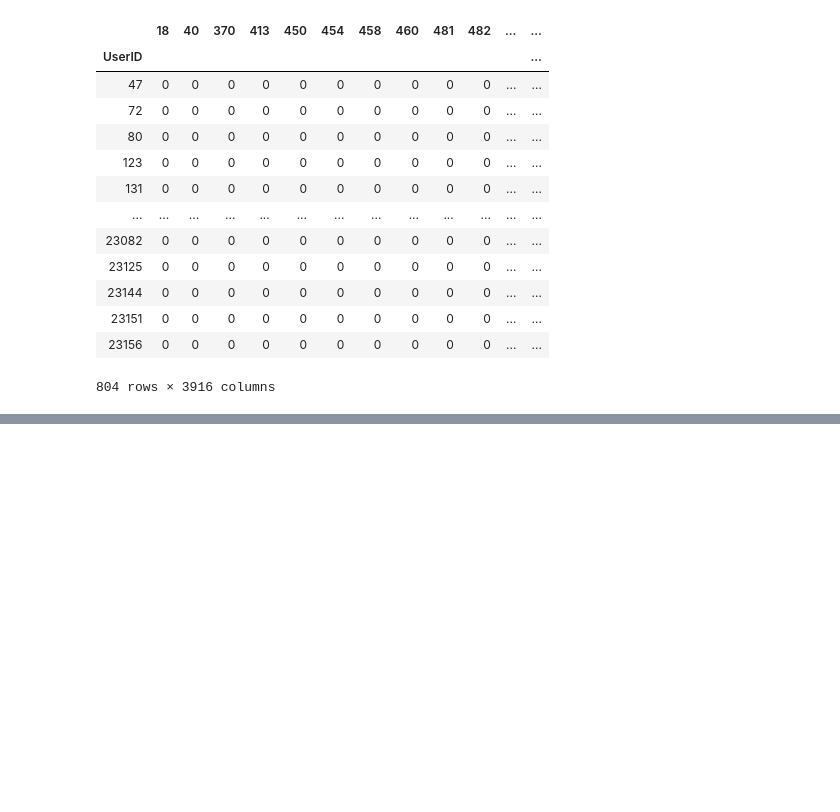
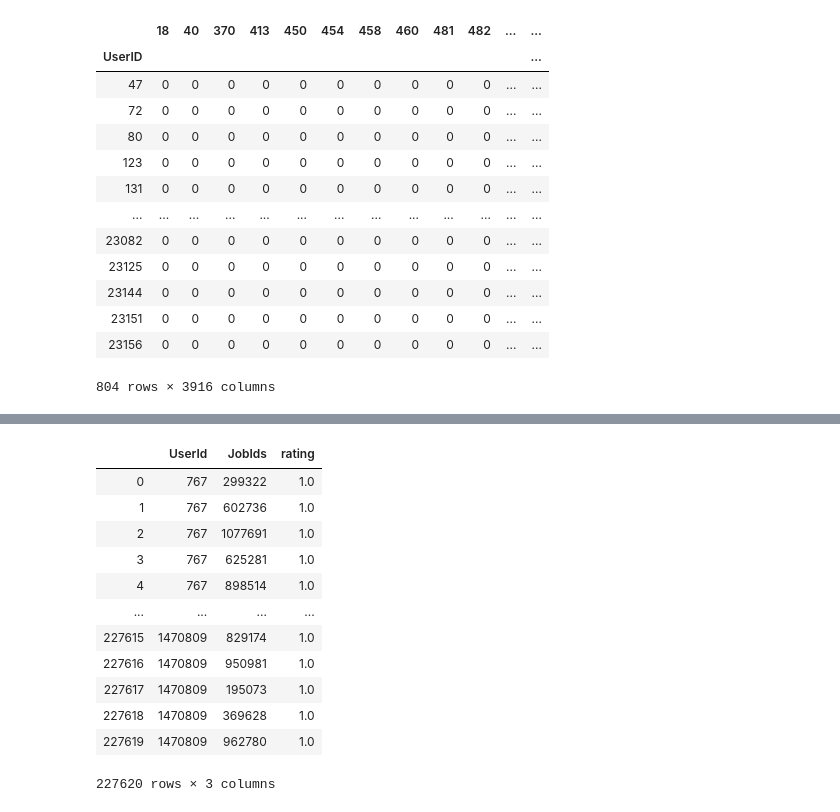
Before and after one commit to KunSu/Personalized-Job-Recommendation-System, a Jupyter notebook: user_rating_profile.ipynb, the cells around one changed output, grey strips where cells are left out. Saved outputs shown, nothing was run; the diff lists cells and outputs as text; code cells hidden in the pictures; blank space fills up the shorter version.

```diff
--- a/user_rating_profile.ipynb
+++ b/user_rating_profile.ipynb
@@ -56,0 +134,7 @@ user_profile.to_csv(sample_data_path + 'user_profile.csv')
+# %%
+# remove the ones that is not a string
+pop['rating'] = pop['JobIds'].apply(lambda x: type(x) is str)
+pop = pop.loc[pop['rating'], :]
+# %%
+pop['JobIds'] = pop['JobIds'].apply(lambda x: x.split())
+#pop['JobIds'].apply(lambda x: x.split())
@@ -56,0 +147,9 @@ user_profile.to_csv(sample_data_path + 'user_profile.csv')
+# %%
+def getTOP10(x):
+    if len(x)>10:
+        x = x[:10]
+    return x
+pop['JobIds'] = pop['JobIds'].apply(lambda x: getTOP10(x))
+#pop['JobIds'].apply(lambda x: getTOP10(x))
+pop['rating'] = pop['rating'].replace(to_replace =True,
+                 value =1)
@@ -56,0 +181,23 @@ user_profile.to_csv(sample_data_path + 'user_profile.csv')
+# %%
+lst_col = 'JobIds'
+
+r = pd.DataFrame({
+      col:np.repeat(pop[col].values, pop[lst_col].str.len())
+      for col in pop.columns.drop(lst_col)}
+    ).assign(**{lst_col:np.concatenate(pop[lst_col].values)})[pop.columns]
+# %%
+r
+# %% [output]
+|  | UserId | JobIds | rating |
+| 0 | 767 | 299322 | 1.0 |
+| 1 | 767 | 602736 | 1.0 |
+| 2 | 767 | 1077691 | 1.0 |
+| 3 | 767 | 625281 | 1.0 |
+| 4 | 767 | 898514 | 1.0 |
+| ... | ... | ... | ... |
+| 227615 | 1470809 | 829174 | 1.0 |
+| 227616 | 1470809 | 950981 | 1.0 |
+| 227617 | 1470809 | 195073 | 1.0 |
+| 227618 | 1470809 | 369628 | 1.0 |
+| 227619 | 1470809 | 962780 | 1.0 |
+227620 rows × 3 columns
```
Also changed, not shown: parts of 16 cells of this notebook, 2 other files.
